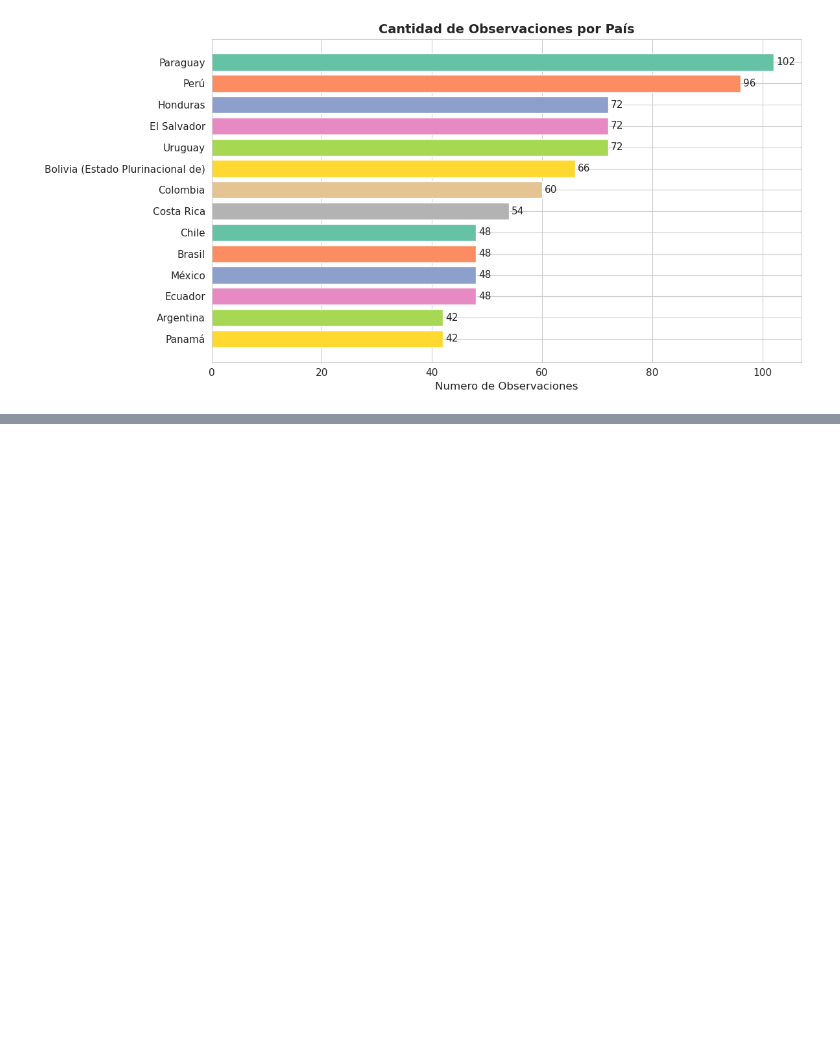
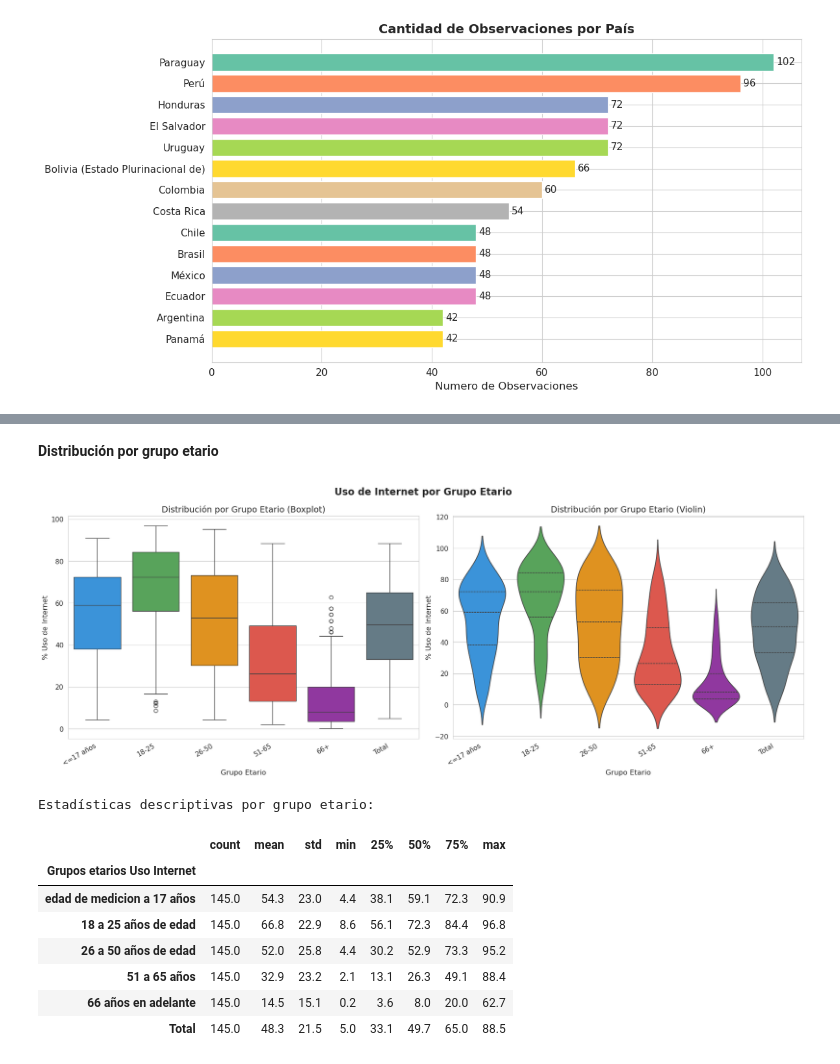
Before and after one commit to Tunchxz/CC3074-Proyecto-Final, a Jupyter notebook: Week-1.ipynb, the cells around one changed output, grey strips where cells are left out. Drawn from its saved outputs; the diff is of its cells as text; code cells hidden in the pictures; blank space fills up the shorter version.

```diff
--- a/Week-1.ipynb
+++ b/Week-1.ipynb
@@ -356,0 +440,41 @@ plt.show()
+# %% [markdown]
+**Distribución por grupo etario**
+# %%
+fig, axes = plt.subplots(1, 2, figsize=(18, 7))
+
+# Boxplot por grupo etario
+sns.boxplot(data=df, x='Grupos etarios Uso Internet', y='value',
+            order=ORDEN_EDAD, palette=PALETA_EDAD, ax=axes[0])
+axes[0].set_xticklabels([ETIQUETAS_CORTAS[g] for g in ORDEN_EDAD], rotation=30, ha='right')
+axes[0].set_ylabel('% Uso de Internet')
+axes[0].set_xlabel('Grupo Etario')
+axes[0].set_title('Distribución por Grupo Etario (Boxplot)')
+
+# Violin plot
+sns.violinplot(data=df, x='Grupos etarios Uso Internet', y='value',
+               order=ORDEN_EDAD, palette=PALETA_EDAD, ax=axes[1], inner='quartile')
+axes[1].set_xticklabels([ETIQUETAS_CORTAS[g] for g in ORDEN_EDAD], rotation=30, ha='right')
+axes[1].set_ylabel('% Uso de Internet')
+axes[1].set_xlabel('Grupo Etario')
+axes[1].set_title('Distribución por Grupo Etario (Violin)')
+
+fig.suptitle('Uso de Internet por Grupo Etario', fontsize=16, fontweight='bold')
+plt.tight_layout()
+plt.show()
+
+# Tabla de estadísticas por grupo etario
+print('\nEstadísticas descriptivas por grupo etario:')
+stats_edad = df.groupby('Grupos etarios Uso Internet')['value'].describe().round(1)
+stats_edad = stats_edad.reindex(ORDEN_EDAD)
+display(stats_edad)
+# %% [output]
+[figure, added]
+Estadísticas descriptivas por grupo etario:
+|  | count | mean | std | min | 25% | 50% | 75% | max |
+| Grupos etarios Uso Internet |  |  |  |  |  |  |  |  |
+| edad de medicion a 17 años | 145.0 | 54.3 | 23.0 | 4.4 | 38.1 | 59.1 | 72.3 | 90.9 |
+| 18 a 25 años de edad | 145.0 | 66.8 | 22.9 | 8.6 | 56.1 | 72.3 | 84.4 | 96.8 |
+| 26 a 50 años de edad | 145.0 | 52.0 | 25.8 | 4.4 | 30.2 | 52.9 | 73.3 | 95.2 |
+| 51 a 65 años | 145.0 | 32.9 | 23.2 | 2.1 | 13.1 | 26.3 | 49.1 | 88.4 |
+| 66 años en adelante | 145.0 | 14.5 | 15.1 | 0.2 | 3.6 | 8.0 | 20.0 | 62.7 |
+| Total | 145.0 | 48.3 | 21.5 | 5.0 | 33.1 | 49.7 | 65.0 | 88.5 |
```
Also changed, not shown: parts of 12 cells of this notebook.
